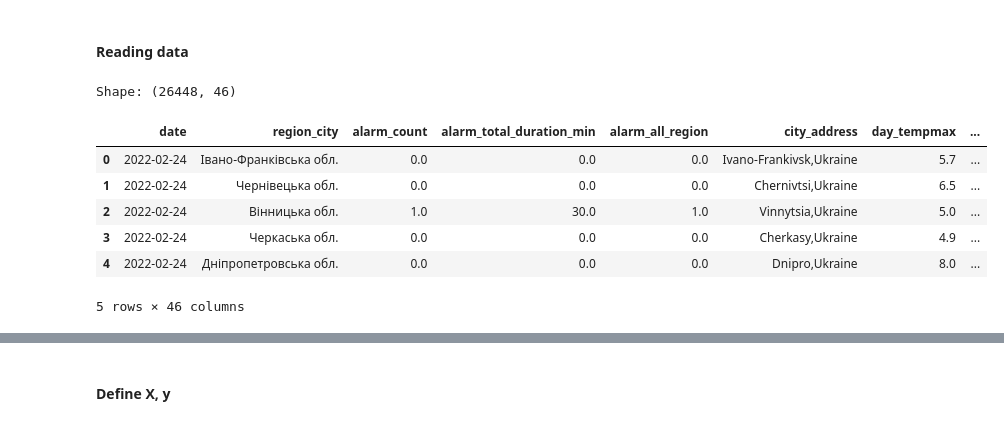
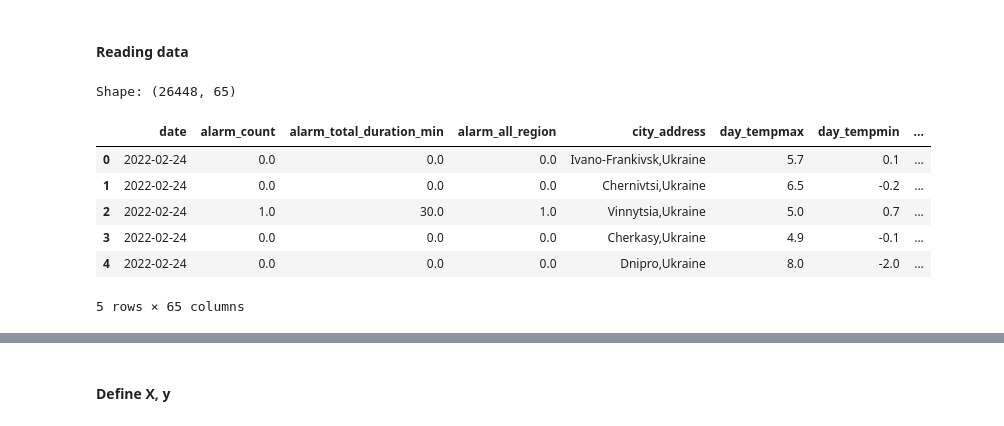
Before and after one commit to exEKS/python_SaaS, a Jupyter notebook: forecasting/model_logistic_regression.ipynb, the cells around one changed output, grey strips where cells are left out. Saved outputs shown, nothing was run; the diff lists cells and outputs as text; code cells hidden in the pictures.

```diff
--- a/forecasting/model_logistic_regression.ipynb
+++ b/forecasting/model_logistic_regression.ipynb
@@ -14,18 +13,18 @@ warnings.filterwarnings('ignore')
 # %% [markdown]
 #### Reading data
 # %%
-df = pd.read_csv("features.csv")
+df = pd.read_csv("features_new.csv")
 df['date'] = pd.to_datetime(df['date'])
 df = df.sort_values('date').reset_index(drop=True)
 
 print('Shape:', df.shape)
 display(df.head())
 # %% [output]
-Shape: (26448, 46)
+Shape: (26448, 65)
-|  | date | region_city | alarm_count | alarm_total_duration_min | alarm_all_region | city_address | day_tempmax | ... |
-| 0 | 2022-02-24 | Івано-Франківська обл. | 0.0 | 0.0 | 0.0 | Ivano-Frankivsk,Ukraine | 5.7 | ... |
-| 1 | 2022-02-24 | Чернівецька обл. | 0.0 | 0.0 | 0.0 | Chernivtsi,Ukraine | 6.5 | ... |
-| 2 | 2022-02-24 | Вінницька обл. | 1.0 | 30.0 | 1.0 | Vinnytsia,Ukraine | 5.0 | ... |
-| 3 | 2022-02-24 | Черкаська обл. | 0.0 | 0.0 | 0.0 | Cherkasy,Ukraine | 4.9 | ... |
-| 4 | 2022-02-24 | Дніпропетровська обл. | 0.0 | 0.0 | 0.0 | Dnipro,Ukraine | 8.0 | ... |
+|  | date | alarm_count | alarm_total_duration_min | alarm_all_region | city_address | day_tempmax | day_tempmin | ... |
+| 0 | 2022-02-24 | 0.0 | 0.0 | 0.0 | Ivano-Frankivsk,Ukraine | 5.7 | 0.1 | ... |
+| 1 | 2022-02-24 | 0.0 | 0.0 | 0.0 | Chernivtsi,Ukraine | 6.5 | -0.2 | ... |
+| 2 | 2022-02-24 | 1.0 | 30.0 | 1.0 | Vinnytsia,Ukraine | 5.0 | 0.7 | ... |
+| 3 | 2022-02-24 | 0.0 | 0.0 | 0.0 | Cherkasy,Ukraine | 4.9 | -0.1 | ... |
+| 4 | 2022-02-24 | 0.0 | 0.0 | 0.0 | Dnipro,Ukraine | 8.0 | -2.0 | ... |
-5 rows × 46 columns
+5 rows × 65 columns
```
Also changed, not shown: parts of 8 cells of this notebook.
